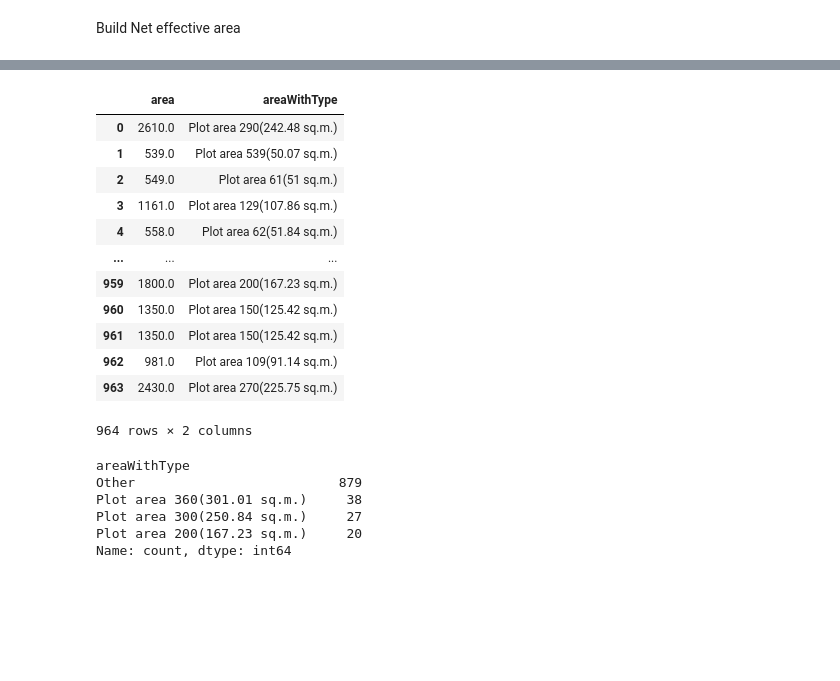
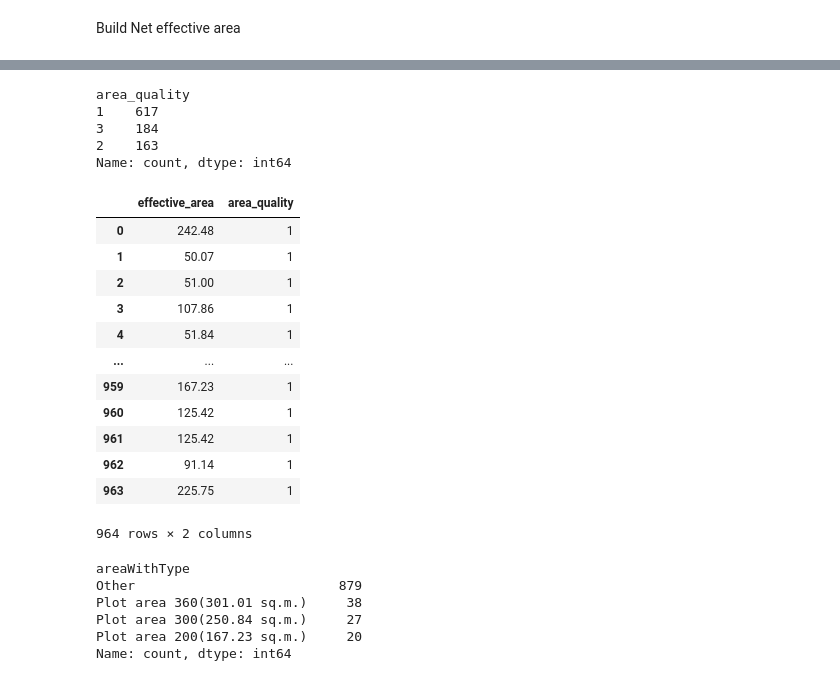
Before and after one commit to PremKarhale/Machine-learning, a Jupyter notebook: Projects/MegaProject1.ipynb, the cells around one changed output, grey strips where cells are left out. Cells and saved outputs as stored; diff of their text form; code cells hidden in the pictures; blank space fills up the shorter version.

```diff
--- a/Projects/MegaProject1.ipynb
+++ b/Projects/MegaProject1.ipynb
@@ -337,18 +351,36 @@ df['effective_area']=(df['carpet_area_sqm'].fillna(df['builtup_area_sqm']).filln
+# %%
+df['area_quality'] = np.select(
+    [
+        df['carpet_area_sqm'].notna(),
+        df['builtup_area_sqm'].notna(),
+        df['plot_area_sqm'].notna()
+    ],
+    [3, 2, 1],
+    default=0
+)
+# %%
+df['area_quality'].value_counts()
+# %% [output]
+area_quality
+1    617
+3    184
+2    163
+Name: count, dtype: int64
 # %%
-df[['area','areaWithType']]
+df[['effective_area','area_quality']]
 # %% [output]
-|  | area | areaWithType |
-| 0 | 2610.0 | Plot area 290(242.48 sq.m.) |
-| 1 | 539.0 | Plot area 539(50.07 sq.m.) |
-| 2 | 549.0 | Plot area 61(51 sq.m.) |
-| 3 | 1161.0 | Plot area 129(107.86 sq.m.) |
-| 4 | 558.0 | Plot area 62(51.84 sq.m.) |
+|  | effective_area | area_quality |
+| 0 | 242.48 | 1 |
+| 1 | 50.07 | 1 |
+| 2 | 51.00 | 1 |
+| 3 | 107.86 | 1 |
+| 4 | 51.84 | 1 |
 | ... | ... | ... |
-| 959 | 1800.0 | Plot area 200(167.23 sq.m.) |
-| 960 | 1350.0 | Plot area 150(125.42 sq.m.) |
-| 961 | 1350.0 | Plot area 150(125.42 sq.m.) |
-| 962 | 981.0 | Plot area 109(91.14 sq.m.) |
-| 963 | 2430.0 | Plot area 270(225.75 sq.m.) |
+| 959 | 167.23 | 1 |
+| 960 | 125.42 | 1 |
+| 961 | 125.42 | 1 |
+| 962 | 91.14 | 1 |
+| 963 | 225.75 | 1 |
 964 rows × 2 columns
 # %%
 counts=df['areaWithType'].value_counts()
```
Also changed, not shown: parts of 2 cells of this notebook.
